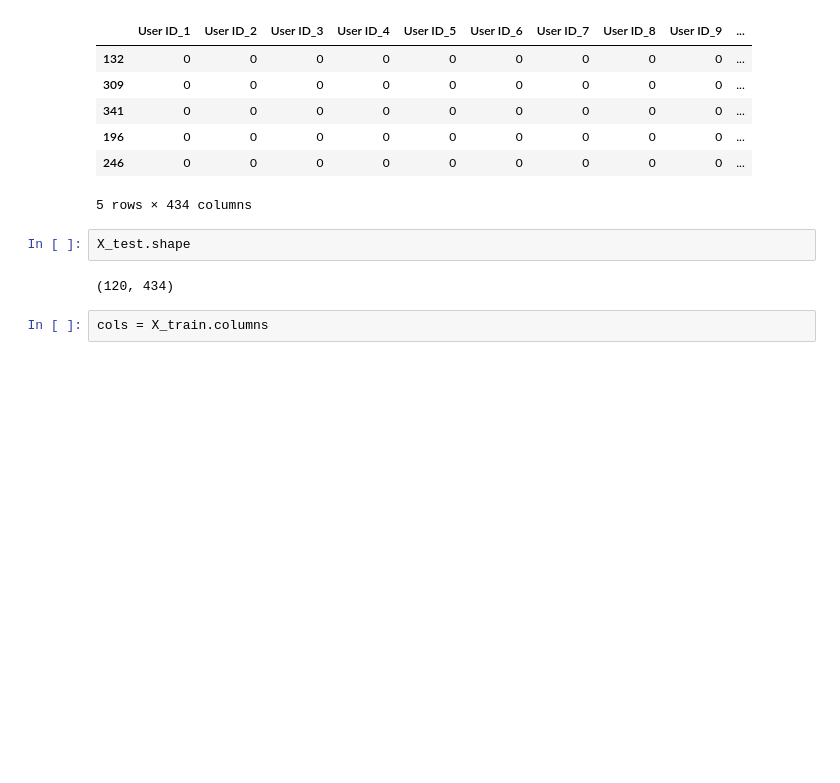
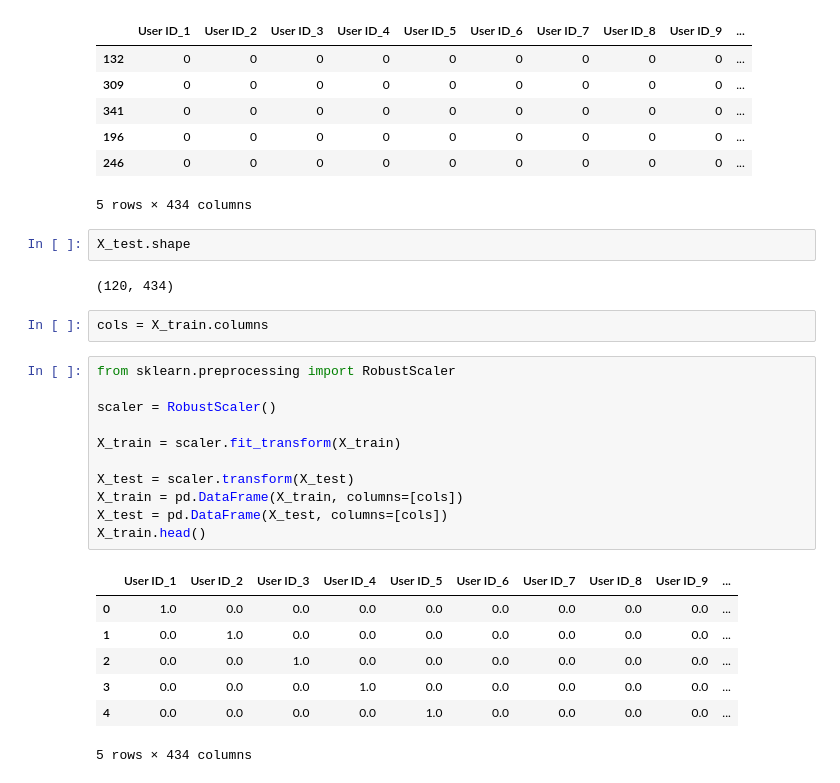
Before and after one commit to AxelArcidiaco/Projets-Dev-IA-1, a Jupyter notebook: Business Intelligence/Story 7/AxelArcidiaco-Workshop Naive Bayes.ipynb, the cells around one changed output. Drawn from its saved outputs; the diff is of its cells as text; blank space fills up the shorter version.

```diff
--- a/Business Intelligence/Story 7/AxelArcidiaco-Workshop Naive Bayes.ipynb
+++ b/Business Intelligence/Story 7/AxelArcidiaco-Workshop Naive Bayes.ipynb
@@ -246,3 +246,22 @@ X_test.shape
 (120, 434)
 # %%
 cols = X_train.columns
+# %%
+from sklearn.preprocessing import RobustScaler
+
+scaler = RobustScaler()
+
+X_train = scaler.fit_transform(X_train)
+
+X_test = scaler.transform(X_test)
+X_train = pd.DataFrame(X_train, columns=[cols])
+X_test = pd.DataFrame(X_test, columns=[cols])
+X_train.head()
+# %% [output]
+|  | User ID_1 | User ID_2 | User ID_3 | User ID_4 | User ID_5 | User ID_6 | User ID_7 | User ID_8 | User ID_9 | ... |
+| 0 | 1.0 | 0.0 | 0.0 | 0.0 | 0.0 | 0.0 | 0.0 | 0.0 | 0.0 | ... |
+| 1 | 0.0 | 1.0 | 0.0 | 0.0 | 0.0 | 0.0 | 0.0 | 0.0 | 0.0 | ... |
+| 2 | 0.0 | 0.0 | 1.0 | 0.0 | 0.0 | 0.0 | 0.0 | 0.0 | 0.0 | ... |
+| 3 | 0.0 | 0.0 | 0.0 | 1.0 | 0.0 | 0.0 | 0.0 | 0.0 | 0.0 | ... |
+| 4 | 0.0 | 0.0 | 0.0 | 0.0 | 1.0 | 0.0 | 0.0 | 0.0 | 0.0 | ... |
+5 rows × 434 columns
```
Also changed, not shown: parts of 1 cell of this notebook.
